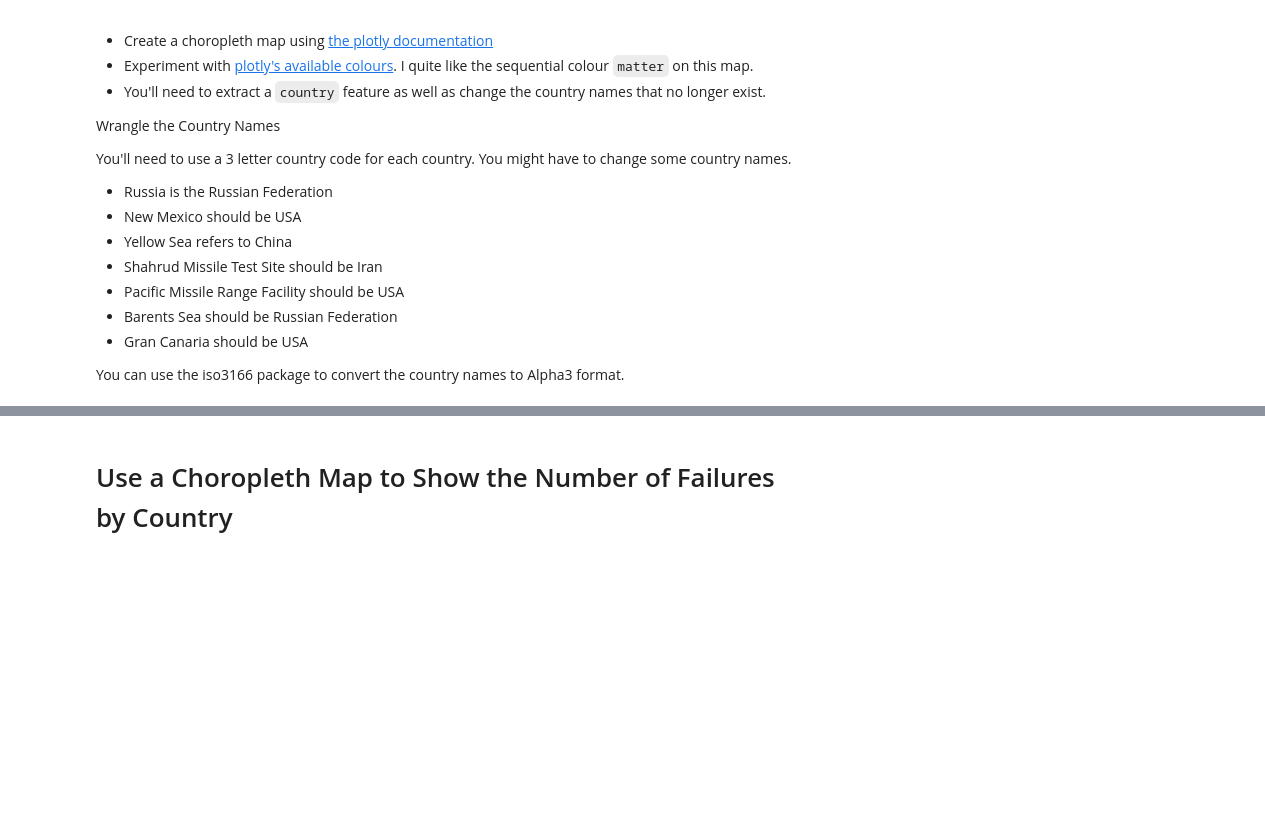
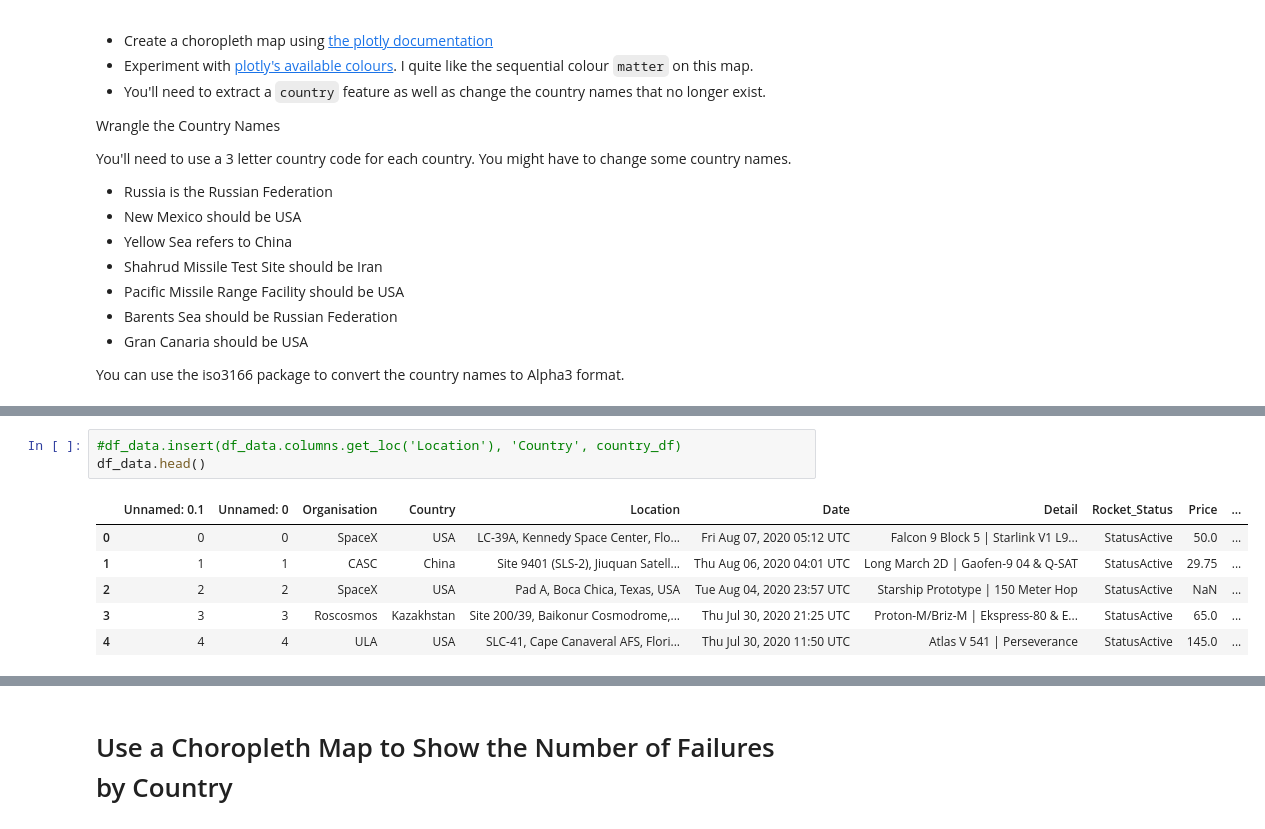
Before and after one commit to Bill-khk/Data-analysis, a Jupyter notebook: SpaceMissions/data/Space_Missions_Analysis_(start).ipynb, the cells around one changed output, grey strips where cells are left out. Cells and saved outputs as stored; diff of their text form; blank space fills up the shorter version.

```diff
--- a/SpaceMissions/data/Space_Missions_Analysis_(start).ipynb
+++ b/SpaceMissions/data/Space_Missions_Analysis_(start).ipynb
@@ -300,0 +329,10 @@ You can use the iso3166 package to convert the country names to Alpha3 format.
+# %%
+#df_data.insert(df_data.columns.get_loc('Location'), 'Country', country_df)
+df_data.head()
+# %% [output]
+|  | Unnamed: 0.1 | Unnamed: 0 | Organisation | Country | Location | Date | Detail | Rocket_Status | Price | ... |
+| 0 | 0 | 0 | SpaceX | USA | LC-39A, Kennedy Space Center, Flo... | Fri Aug 07, 2020 05:12 UTC | Falcon 9 Block 5 | Starlink V1 L9... | StatusActive | 50.0 | ... |
+| 1 | 1 | 1 | CASC | China | Site 9401 (SLS-2), Jiuquan Satell... | Thu Aug 06, 2020 04:01 UTC | Long March 2D | Gaofen-9 04 & Q-SAT | StatusActive | 29.75 | ... |
+| 2 | 2 | 2 | SpaceX | USA | Pad A, Boca Chica, Texas, USA | Tue Aug 04, 2020 23:57 UTC | Starship Prototype | 150 Meter Hop | StatusActive | NaN | ... |
+| 3 | 3 | 3 | Roscosmos | Kazakhstan | Site 200/39, Baikonur Cosmodrome,... | Thu Jul 30, 2020 21:25 UTC | Proton-M/Briz-M | Ekspress-80 & E... | StatusActive | 65.0 | ... |
+| 4 | 4 | 4 | ULA | USA | SLC-41, Cape Canaveral AFS, Flori... | Thu Jul 30, 2020 11:50 UTC | Atlas V 541 | Perseverance | StatusActive | 145.0 | ... |
```
Also changed, not shown: parts of 12 cells of this notebook.
